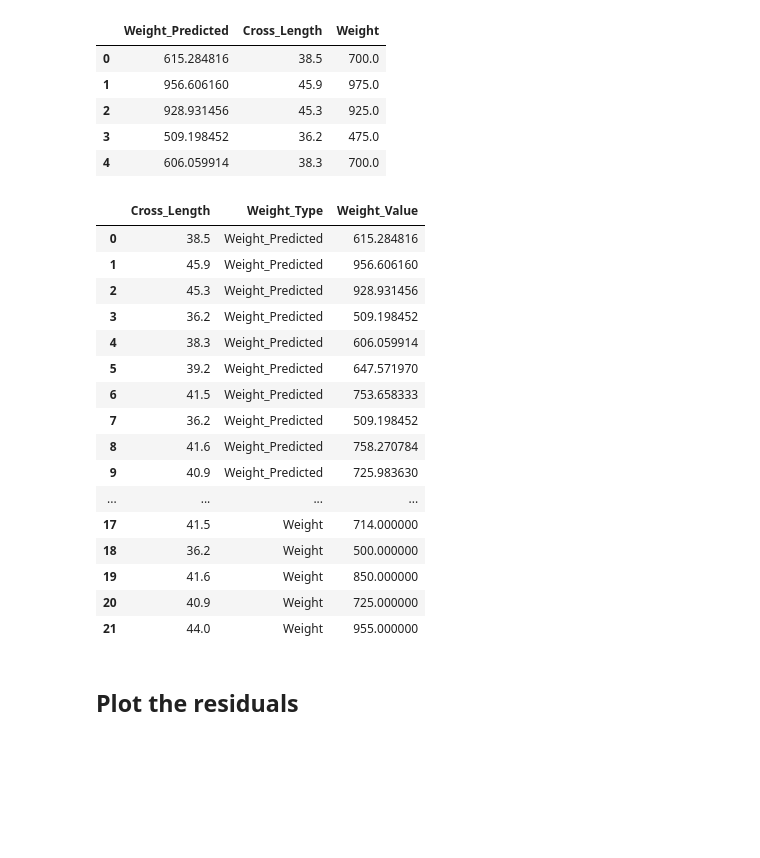
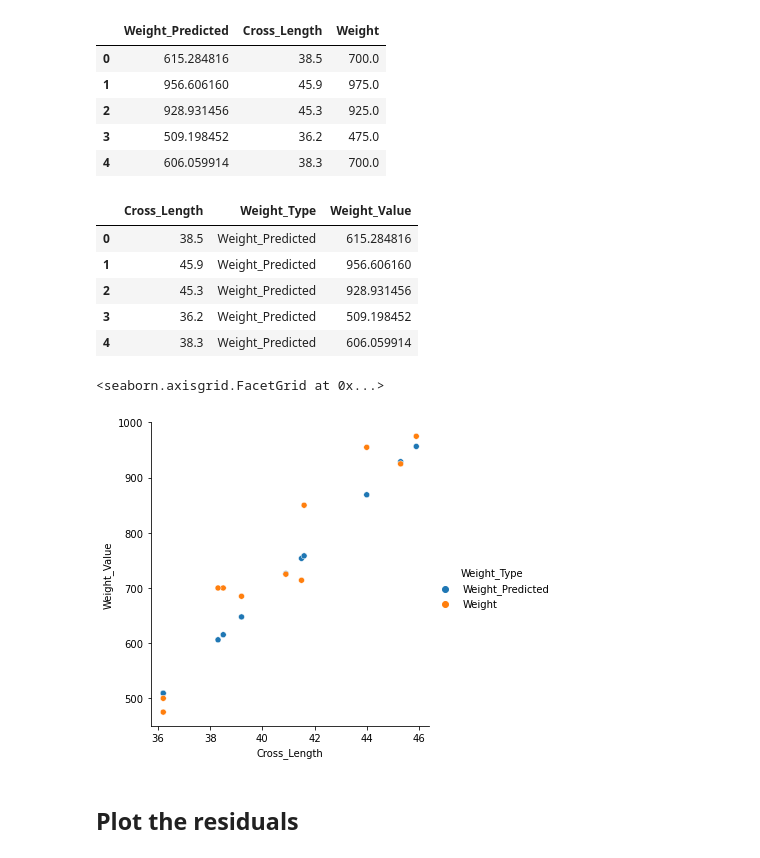
Before and after one commit to TJ-Mothokho/Murach-s-Python-for-Data-Analysis, a Jupyter notebook: Chapter 10/ex_10-1_fish.ipynb, the cells around one changed output. Saved outputs shown, nothing was run; the diff lists cells and outputs as text; code cells hidden in the pictures; blank space fills up the shorter version.

Commit message:
Plotted the data

```diff
--- a/Chapter 10/ex_10-1_fish.ipynb
+++ b/Chapter 10/ex_10-1_fish.ipynb
@@ -137,27 +137,20 @@ combined.head()
 # %%
 # melt the actual and predicted data
 melted = pd.melt(combined, id_vars='Cross_Length', var_name='Weight_Type',value_vars=['Weight_Predicted', 'Weight'], value_name='Weight_Value')
-melted
+melted.head()
 # %% [output]
 |  | Cross_Length | Weight_Type | Weight_Value |
 | 0 | 38.5 | Weight_Predicted | 615.284816 |
 | 1 | 45.9 | Weight_Predicted | 956.606160 |
 | 2 | 45.3 | Weight_Predicted | 928.931456 |
 | 3 | 36.2 | Weight_Predicted | 509.198452 |
 | 4 | 38.3 | Weight_Predicted | 606.059914 |
-| 5 | 39.2 | Weight_Predicted | 647.571970 |
-| 6 | 41.5 | Weight_Predicted | 753.658333 |
-| 7 | 36.2 | Weight_Predicted | 509.198452 |
-| 8 | 41.6 | Weight_Predicted | 758.270784 |
-| 9 | 40.9 | Weight_Predicted | 725.983630 |
-| ... | ... | ... | ... |
-| 17 | 41.5 | Weight | 714.000000 |
-| 18 | 36.2 | Weight | 500.000000 |
-| 19 | 41.6 | Weight | 850.000000 |
-| 20 | 40.9 | Weight | 725.000000 |
-| 21 | 44.0 | Weight | 955.000000 |
 # %%
 # use relplot() to plot the actual and predicted data
+sns.relplot(data=melted, x='Cross_Length', y='Weight_Value', hue='Weight_Type')
+# %% [output]
+<seaborn.axisgrid.FacetGrid at 0x...>
+[figure, added]
 # %%
 # use lmplot() to produce a similar result
 # NOTE: use the DataFrame named bream with this method
```
